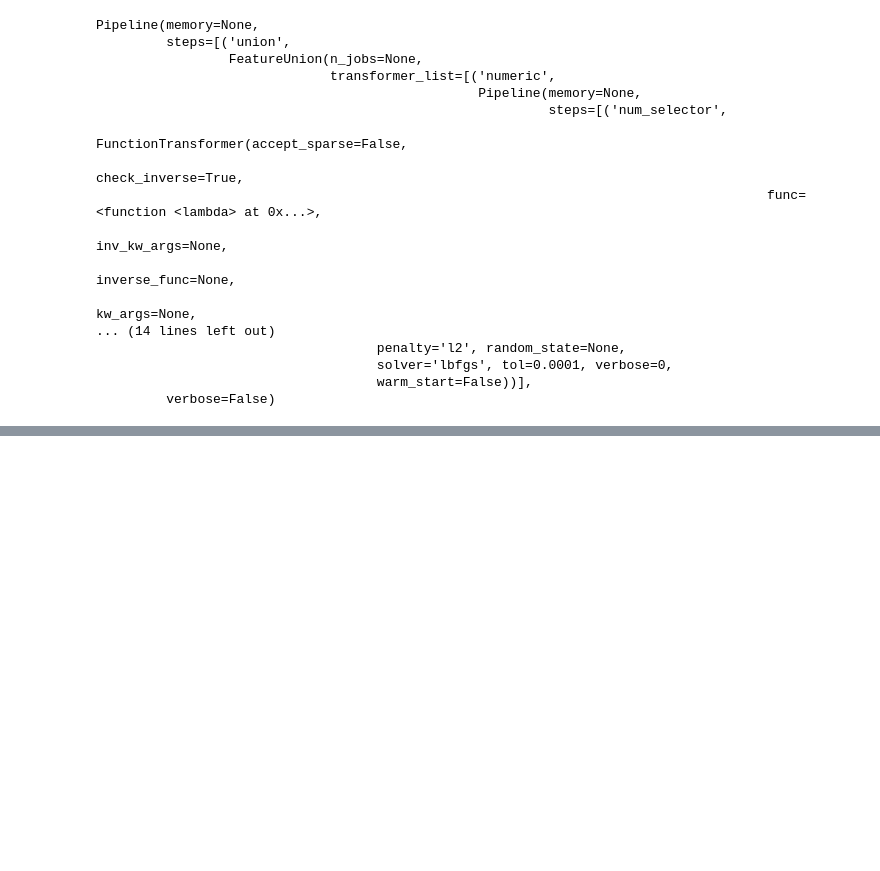
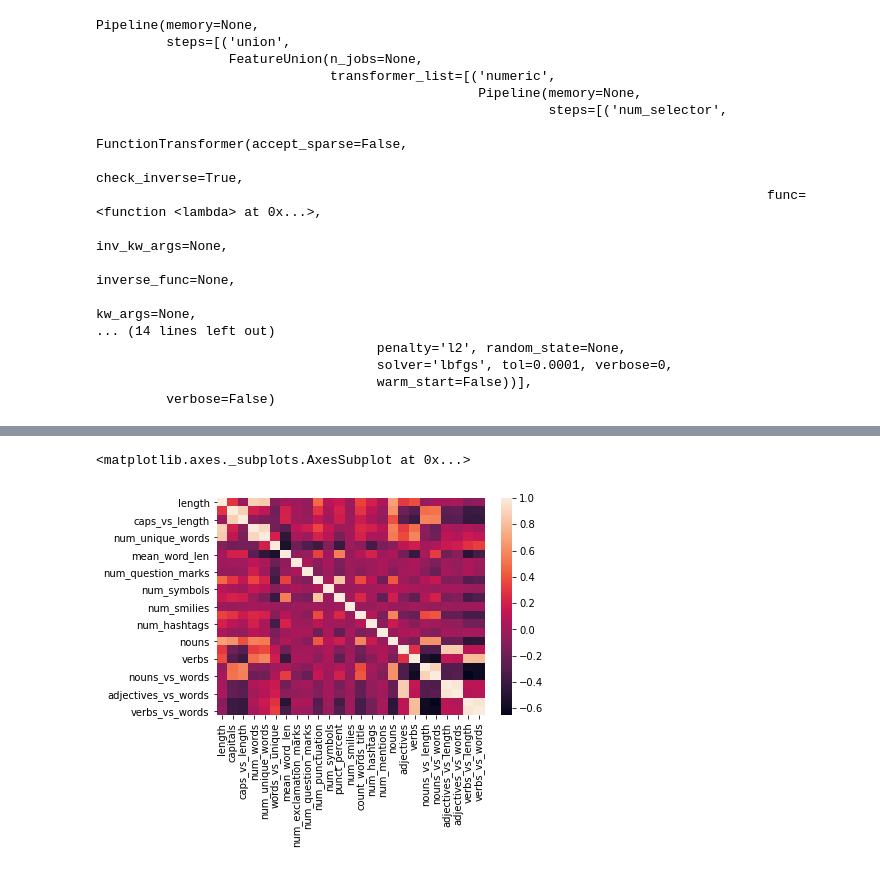
Before and after one commit to SAR2652/Real_or_Not-_NLP_with_Disaster_Tweets, a Jupyter notebook: Real_or_Not?_NLP_with_Disaster_Tweets.ipynb, the cells around one changed output, grey strips where cells are left out. Drawn from its saved outputs; the diff is of its cells as text; code cells hidden in the pictures; blank space fills up the shorter version.

```diff
--- a/Real_or_Not?_NLP_with_Disaster_Tweets.ipynb
+++ b/Real_or_Not?_NLP_with_Disaster_Tweets.ipynb
@@ -832,0 +903,3 @@ pl.score(X_val, y_val)
+# %%
+test_df['nouns_vs_length'] = test_df['nouns'] / test_df['length']
+test_df['nouns_vs_words'] = test_df['nouns'] / test_df['num_words']
@@ -832,0 +908,3 @@ pl.score(X_val, y_val)
+# %%
+test_df['adjectives_vs_length'] = test_df['adjectives'] / test_df['length']
+test_df['adjectives_vs_words'] = test_df['adjectives'] / test_df['num_words']
@@ -832,0 +913,3 @@ pl.score(X_val, y_val)
+# %%
+test_df['verbs_vs_length'] = test_df['verbs'] / test_df['length']
+test_df['verbs_vs_words'] = test_df['verbs'] / test_df['num_words']
@@ -832,0 +925,8 @@ pl.score(X_val, y_val)
+# %%
+# drop num_sad column as it is throughout 0
+test_df.drop(['num_sad'], axis = 1, inplace = True)
+# %%
+sns.heatmap(test_df.drop(['text'], axis = 1).corr())
+# %% [output]
+<matplotlib.axes._subplots.AxesSubplot at 0x...>
+[figure, added]
```
Also changed, not shown: parts of 41 cells of this notebook.
